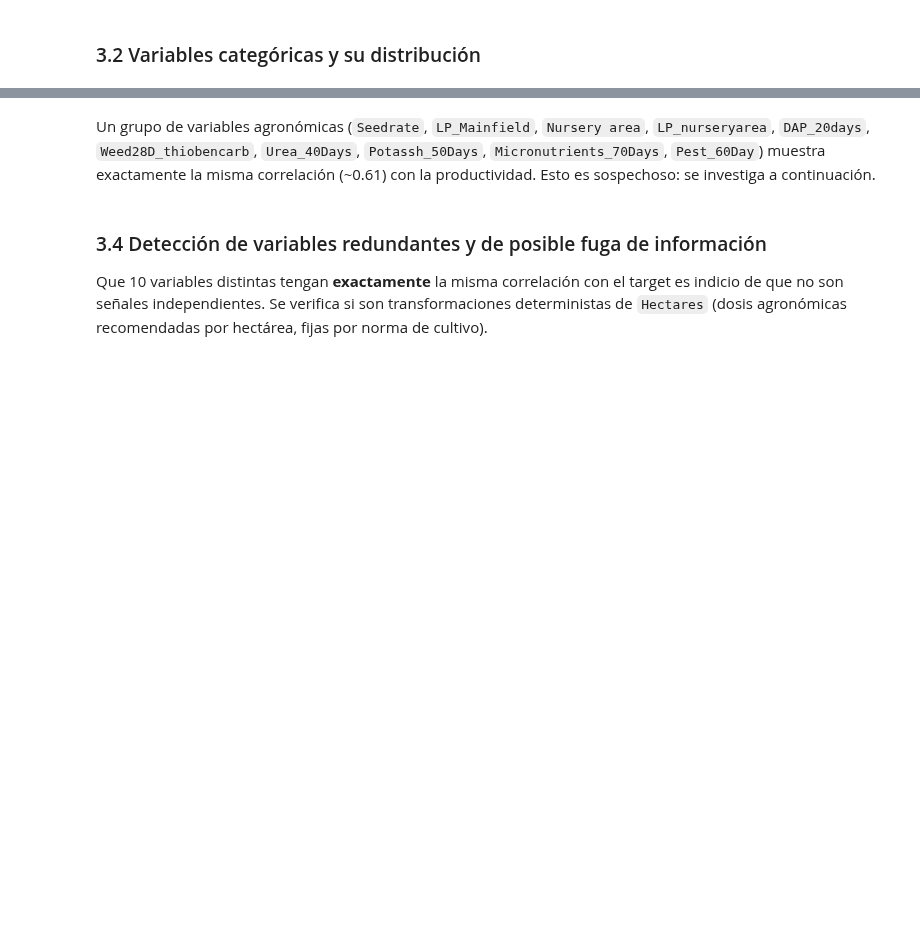
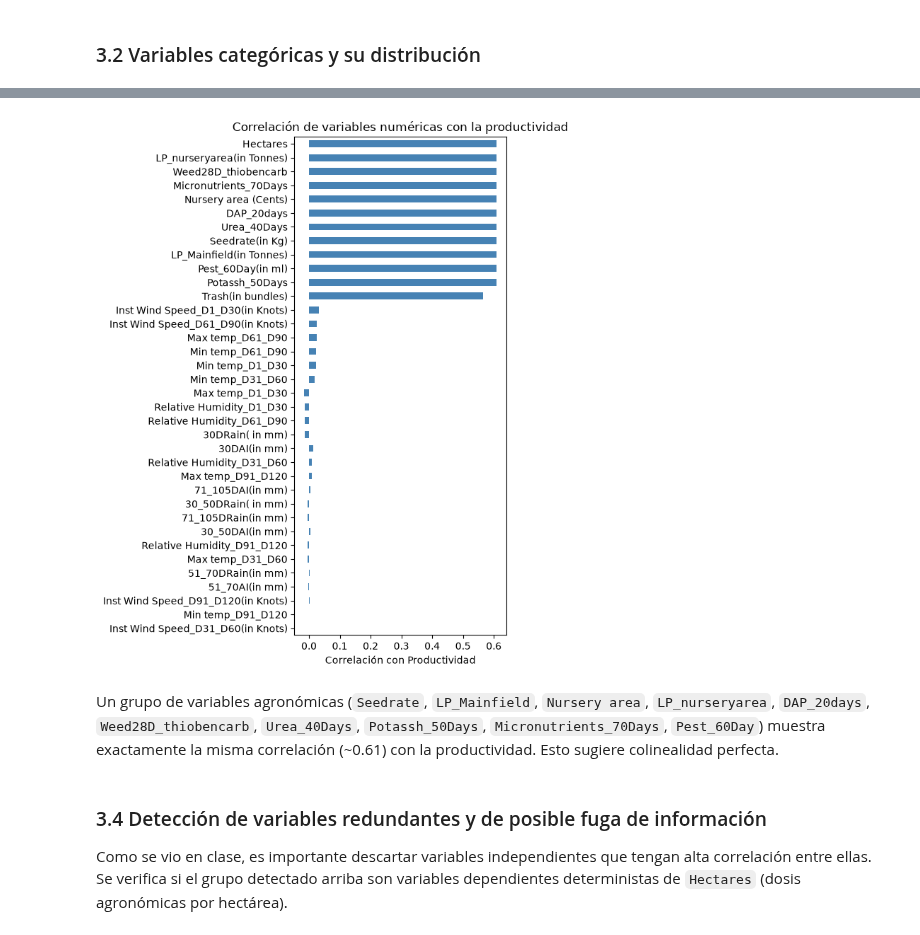
Before and after one commit to SalomonAvila/MachineLearning, a Jupyter notebook: Taller01 - Entregable/Taller1_Punto1_Regresion_lineal.ipynb, the cells around one changed output, grey strips where cells are left out. Drawn from its saved outputs; the diff is of its cells as text; code cells hidden in the pictures; blank space fills up the shorter version.

```diff
--- a/Taller01 - Entregable/Taller1_Punto1_Regresion_lineal.ipynb
+++ b/Taller01 - Entregable/Taller1_Punto1_Regresion_lineal.ipynb
@@ -81,0 +124,6 @@ correlaciones
+# %%
+numeric_cols = df.select_dtypes(include=[np.number]).columns.drop("Productividad")
+
+correlaciones = df[numeric_cols.tolist() + ["Productividad"]].corr()["Productividad"].drop("Productividad")
+correlaciones = correlaciones.sort_values(key=np.abs, ascending=False)
+correlaciones
@@ -82,17 +148,19 @@ correlaciones
 # %%
 plt.figure(figsize=(6,8))
 correlaciones.plot(kind="barh", color="steelblue")
-plt.xlabel("Correlación de Pearson con Productividad")
+plt.xlabel("Correlación con Productividad")
 plt.gca().invert_yaxis()
 plt.title("Correlación de variables numéricas con la productividad")
 plt.tight_layout()
 plt.show()
+# %% [output]
+[figure, added]
 # %% [markdown]
-Un grupo de variables agronómicas (`Seedrate`, `LP_Mainfield`, `Nursery area`, `LP_nurseryarea`, `DAP_20days`, `Weed28D_thiobencarb`, `Urea_40Days`, `Potassh_50Days`, `Micronutrients_70Days`, `Pest_60Day`) muestra exactamente la misma correlación (~0.61) con la productividad. Esto es sospechoso: se investiga a continuación.
+Un grupo de variables agronómicas (`Seedrate`, `LP_Mainfield`, `Nursery area`, `LP_nurseryarea`, `DAP_20days`, `Weed28D_thiobencarb`, `Urea_40Days`, `Potassh_50Days`, `Micronutrients_70Days`, `Pest_60Day`) muestra exactamente la misma correlación (~0.61) con la productividad. Esto sugiere colinealidad perfecta.
 # %% [markdown]
 ### 3.4 Detección de variables redundantes y de posible fuga de información
 
-Que 10 variables distintas tengan **exactamente** la misma correlación con el target es indicio de que no son señales independientes. Se verifica si son transformaciones deterministas de `Hectares` (dosis agronómicas recomendadas por hectárea, fijas por norma de cultivo).
+Como se vio en clase, es importante descartar variables independientes que tengan alta correlación entre ellas. Se verifica si el grupo detectado arriba son variables dependientes deterministas de `Hectares` (dosis agronómicas por hectárea).
 # %%
 dosage_like_cols = [
     "Seedrate(in Kg)", "LP_Mainfield(in Tonnes)", "Nursery area (Cents)", "LP_nurseryarea(in Tonnes)",
```
Also changed, not shown: parts of 49 cells of this notebook.
